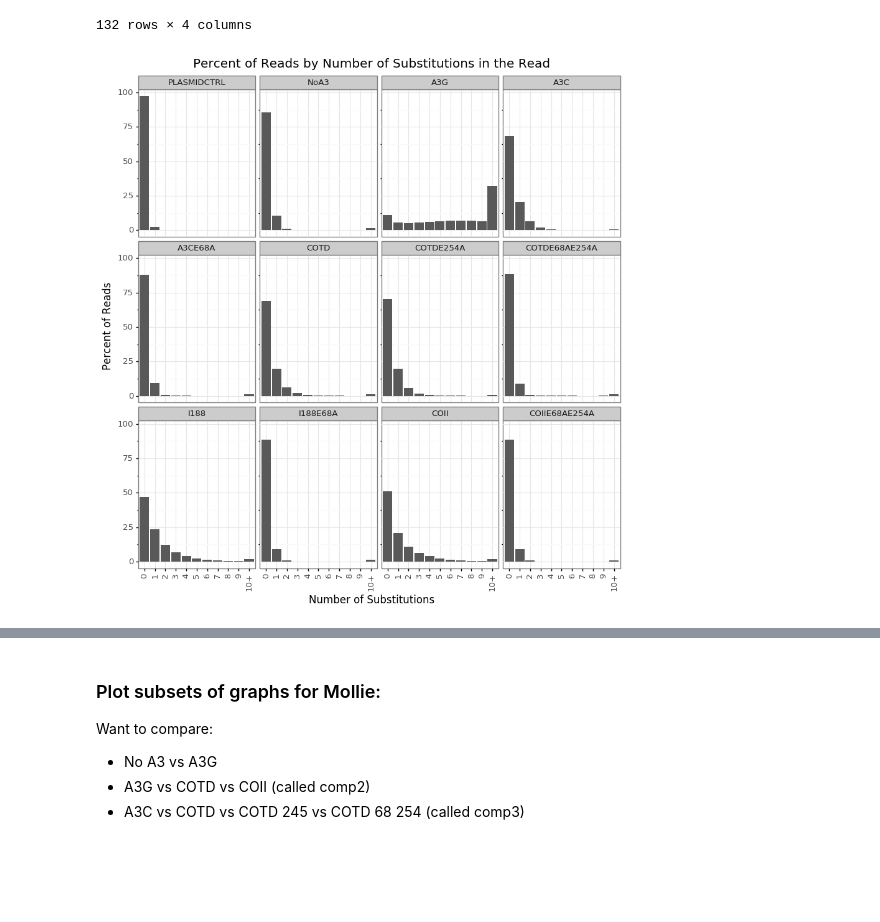
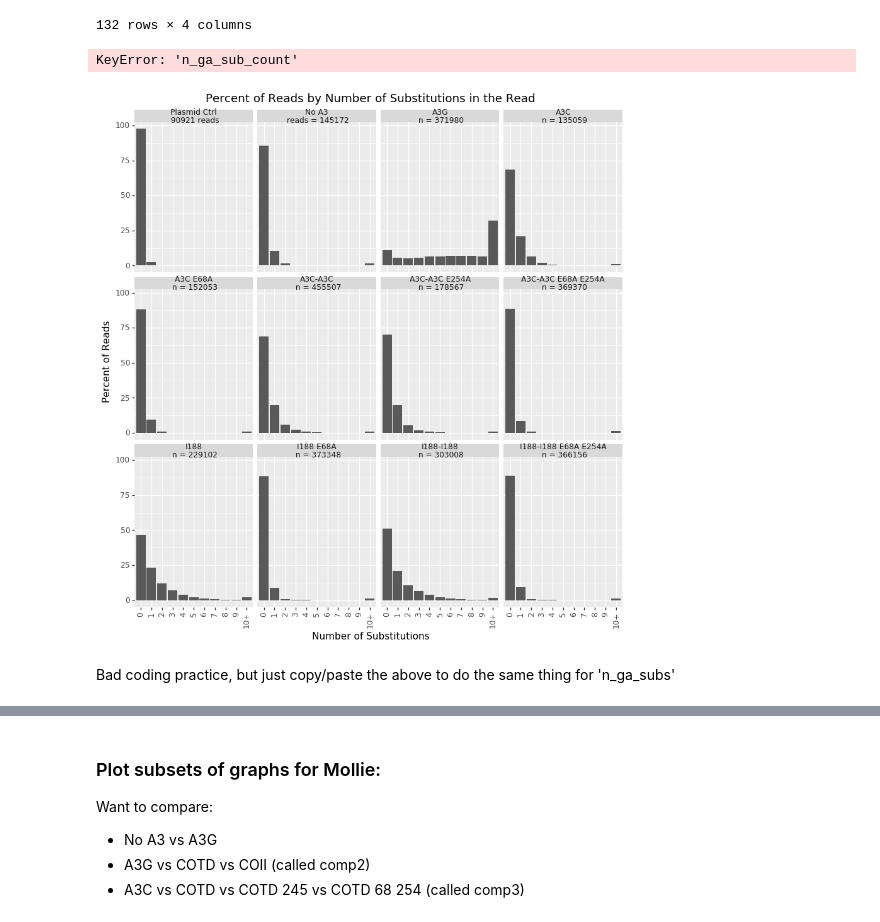
Before and after one commit to jbloomlab/SuperRestrictionFactor_Hypermutation, a Jupyter notebook: analysis_notebook.ipynb, the cells around one changed output, grey strips where cells are left out. Drawn from its saved outputs; the diff is of its cells as text; code cells hidden in the pictures; blank space fills up the shorter version.

```diff
--- a/analysis_notebook.ipynb
+++ b/analysis_notebook.ipynb
@@ -538,0 +523,17 @@ read_count_df
+# %%
+read_count_dict = {'Sample': [], 'Total_Reads': [], 'Reads_with_Subs': [], '%_Reads_Sub': [],
+                   'Reads_with_GA_Subs': [], '%_Reads_GA_Sub': []}
+
+for sample in df_samplenames:
+    sample_df = mutinfo_dfs[sample]
+    sample_reads = len(sample_df)
+    sample_sub_reads = len(sample_df[sample_df['n_subs'] > 0])
+    sample_ga_sub_reads = len(sample_df[sample_df['n_ga_subs'] > 0])
+    read_count_dict['Sample'].append(sample)
+    read_count_dict['Total_Reads'].append(sample_reads)
+    read_count_dict['Reads_with_Subs'].append(sample_sub_reads)
+    read_count_dict['%_Reads_Sub'].append(round(sample_sub_reads/sample_reads*100, 2))
+    read_count_dict['Reads_with_GA_Subs'].append(sample_ga_sub_reads)
+    read_count_dict['%_Reads_GA_Sub'].append(round(sample_ga_sub_reads/sample_reads*100, 2))
+read_count_df = pd.DataFrame.from_dict(read_count_dict, orient='columns')
+read_count_df
@@ -541,7 +560,11 @@ read_count_df
 # %%
 all_samples_df = pd.DataFrame()
 for sample in df_samplenames:
+    print(sample)
     sample_df = mutinfo_dfs[sample]
+    sample_high_subs = sample_df[sample_df['n_subs'] >= 10]
+    print(len(sample_high_subs))
+    display(sample_high_subs)
     sample_df['Sample'] = [sample]*len(sample_df)
     all_samples_df = all_samples_df.append(sample_df, ignore_index=True)
 display(all_samples_df)
@@ -624,27 +707,48 @@ display(all_sub_counts_df)
 | 130 | PLASMIDCTRL | 0.0 | 0.000000 | 9 |
 | 131 | PLASMIDCTRL | 98.0 | 0.107786 | 10+ |
 132 rows × 4 columns
+# %%
+facet_dict = {'PLASMIDCTRL': f"Plasmid Ctrl\n {int(sum(all_sub_counts_df[all_sub_counts_df['Sample'] == 'PLASMIDCTRL']['n_sub_count']))} reads",
+              'NoA3': f"No A3\n reads = {int(sum(all_sub_counts_df[all_sub_counts_df['Sample'] == 'NoA3']['n_sub_count']))}",
+              'A3G': f"A3G\n n = {int(sum(all_sub_counts_df[all_sub_counts_df['Sample'] == 'A3G']['n_sub_count']))}",
+              'A3C': f"A3C\n n = {int(sum(all_sub_counts_df[all_sub_counts_df['Sample'] == 'A3C']['n_sub_count']))}",
+              'A3CE68A': f"A3C E68A\n n = {int(sum(all_sub_counts_df[all_sub_counts_df['Sample'] == 'A3CE68A']['n_sub_count']))}",
+              'COTD': f"A3C-A3C\n n = {int(sum(all_sub_counts_df[all_sub_counts_df['Sample'] == 'COTD']['n_ga_sub_count']))}",
+              'COTDE254A': f"A3C-A3C E254A\n n = {int(sum(all_sub_counts_df[all_sub_counts_df['Sample'] == 'COTDE254A']['n_sub_count']))}",
+              'COTDE68AE254A': f"A3C-A3C E68A E254A\n n = {int(sum(all_sub_counts_df[all_ga_sub_counts_df['Sample'] == 'COTDE68AE254A']['n_sub_count']))}",
+              'I188': f"I188\n n = {int(sum(all_sub_counts_df[all_sub_counts_df['Sample'] == 'I188']['n_sub_count']))}",
+              'I188E68A': f"I188 E68A\n n = {int(sum(all_sub_counts_df[all_sub_counts_df['Sample'] == 'I188E68A']['n_sub_count']))}",
+              'COII': f"I188-I188\n n = {int(sum(all_sub_counts_df[all_sub_counts_df['Sample'] == 'COII']['n_sub_count']))}",
+              'COIIE68AE254A': f"I188-I188 E68A E254A\n n = {int(sum(all_sub_counts_df[all_sub_counts_df['Sample'] == 'COIIE68AE254A']['n_sub_count']))}"
+             }
+
+def facet_labeller(label):
+    return(facet_dict[label])
+# %% [output]
+KeyError: 'n_ga_sub_count'
 # %%
 x_list = ['0', '1', '2', '3', '4', '5', '6', '7', '8', '9', '10+']
 x_cat = pd.Categorical(all_sub_counts_df['n_subs'], categories=x_list)
 
 facet_list = ["PLASMIDCTRL", 'NoA3', 'A3G', 'A3C', 'A3CE68A', 'COTD', 'COTDE254A', 'COTDE68AE254A',
               'I188', 'I188E68A', 'COII', 'COIIE68AE254A']
 facet_cat = pd.Categorical(all_sub_counts_df['Sample'], categories=facet_list)
 
 all_sub_counts_df = all_sub_counts_df.assign(x_cat = x_cat)
 all_sub_counts_df = all_sub_counts_df.assign(facet_cat = facet_cat)
 
 mut_freq_plot = (ggplot(all_sub_counts_df, aes(x='x_cat', y='n_sub_freq')) +
                   geom_bar(stat='identity') +
-                  facet_wrap('~ facet_cat', ncol=4) +
+                  facet_wrap('~ facet_cat', ncol=4, labeller=facet_labeller) +
                   labs(title='Percent of Reads by Number of Substitutions in the Read') +
                   ylab('Percent of Reads') +
                   xlab('Number of Substitutions') +
                   theme(axis_text_x=element_text(angle=90),
                         figure_size=(10, 10),
                        )
                   )
 _ = mut_freq_plot.draw()
 # %% [output]
-[figure, old version]
+[figure, new version]
+# %% [markdown]
+Bad coding practice, but just copy/paste the above to do the same thing for 'n_ga_subs'
```
Also changed, not shown: parts of 21 cells of this notebook.
